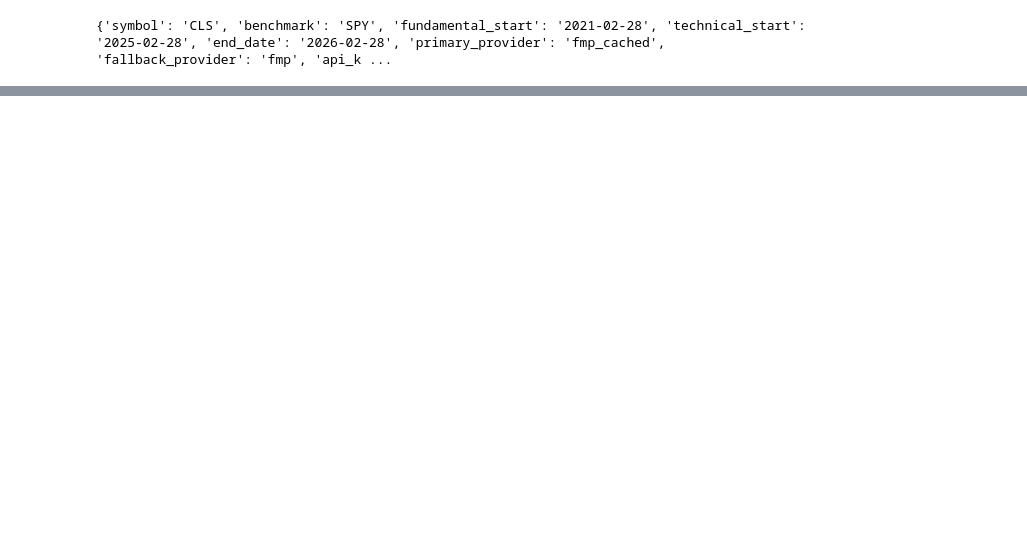
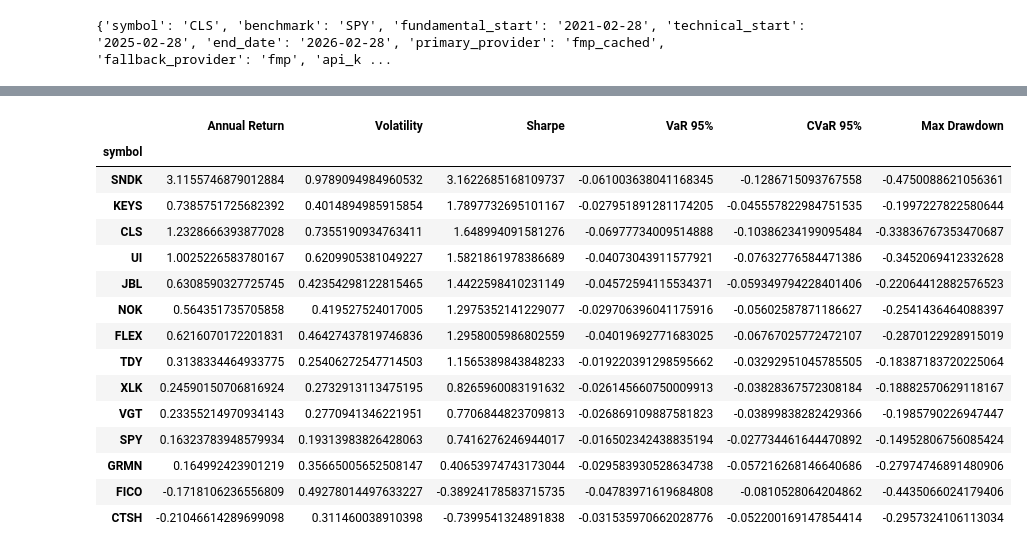
Before and after one commit to prajoria/OpenBB, a Jupyter notebook: Analysis/00. single_stock_analysis_playbook_template.ipynb, the cells around one changed output, grey strips where cells are left out. Saved outputs shown, nothing was run; the diff lists cells and outputs as text; code cells hidden in the pictures; blank space fills up the shorter version.

```diff
--- a/Analysis/00. single_stock_analysis_playbook_template.ipynb
+++ b/Analysis/00. single_stock_analysis_playbook_template.ipynb
@@ -482,30 +710,78 @@ Build aligned close series and compute return/risk metrics for the selected univ
 # %%
-if {"date", "symbol", "close"}.issubset(set(hist_df.columns)):
-    close = hist_df.pivot(index="date", columns="symbol", values="close").sort_index()
+# Build close matrix robustly
+temp_hist = hist_df.copy()
+
+# Normalize date to a column when it is the index
+if "date" not in temp_hist.columns:
+    if str(temp_hist.index.name).lower() == "date" or isinstance(temp_hist.index, pd.DatetimeIndex):
+        temp_hist = temp_hist.reset_index().rename(columns={temp_hist.reset_index().columns[0]: "date"})
+
+# Preferred path: long format with symbol + close
+if {"date", "symbol", "close"}.issubset(set(temp_hist.columns)):
+    temp_hist["date"] = pd.to_datetime(temp_hist["date"], errors="coerce")
+    temp_hist["close"] = pd.to_numeric(temp_hist["close"], errors="coerce")
+    temp_hist["symbol"] = temp_hist["symbol"].astype(str).str.upper()
+    close = (
+        temp_hist.dropna(subset=["date", "symbol", "close"])
+        .pivot_table(index="date", columns="symbol", values="close", aggfunc="last")
+        .sort_index()
+    )
 else:
-    close = hist_df.copy()
+    close = temp_hist.copy()
+    if "date" in close.columns:
+        close["date"] = pd.to_datetime(close["date"], errors="coerce")
+        close = close.set_index("date").sort_index()
+    # If a close column exists without symbol split, use it as a single-asset series
+    if "close" in close.columns:
+        close = close[["close"]].rename(columns={"close": SYMBOL.upper()})
+    else:
+        # Fallback to numeric columns only
+        close = close.apply(pd.to_numeric, errors="coerce")
 
-close = close.dropna(how="all")
-returns = close.pct_change().dropna(how="all")
+close = close.dropna(axis=1, how="all").dropna(how="all")
 
-annual_ret = returns.mean() * 252
-annual_vol = returns.std() * np.sqrt(252)
-sharpe = (annual_ret - RISK_FREE_RATE) / annual_vol
-var_95 = returns.quantile(0.05)
-cvar_95 = returns.where(returns.le(var_95), np.nan).mean()
+if close.empty or close.shape[1] == 0:
+    relative_table = pd.DataFrame(columns=[
+        "Annual Return", "Volatility", "Sharpe", "VaR 95%", "CVaR 95%", "Max Drawdown"
+    ])
+else:
+    returns = close.pct_change().dropna(how="all")
 
-drawdown = (1 + returns).cumprod() / (1 + returns).cumprod().cummax() - 1
-max_drawdown = drawdown.min()
+    annual_ret = returns.mean() * 252
+    annual_vol = returns.std() * np.sqrt(252)
+    sharpe = (annual_ret - RISK_FREE_RATE) / annual_vol.replace(0, np.nan)
+    var_95 = returns.quantile(0.05)
+    cvar_95 = returns.where(returns.le(var_95), np.nan).mean()
 
-relative_table = pd.DataFrame({
-    "Annual Return": annual_ret,
-    "Volatility": annual_vol,
-    "Sharpe": sharpe,
-    "VaR 95%": var_95,
-    "CVaR 95%": cvar_95,
-    "Max Drawdown": max_drawdown,
-}).sort_values("Sharpe", ascending=False)
+    drawdown = (1 + returns).cumprod() / (1 + returns).cumprod().cummax() - 1
+    max_drawdown = drawdown.min()
+
+    relative_table = pd.DataFrame({
+        "Annual Return": annual_ret,
+        "Volatility": annual_vol,
+        "Sharpe": sharpe,
+        "VaR 95%": var_95,
+        "CVaR 95%": cvar_95,
+        "Max Drawdown": max_drawdown,
+    }).sort_values("Sharpe", ascending=False)
 
 display(relative_table)
+# %% [output]
+|  | Annual Return | Volatility | Sharpe | VaR 95% | CVaR 95% | Max Drawdown |
+| symbol |  |  |  |  |  |  |
+| SNDK | 3.1155746879012884 | 0.9789094984960532 | 3.1622685168109737 | -0.061003638041168345 | -0.1286715093767558 | -0.4750088621056361 |
+| KEYS | 0.7385751725682392 | 0.4014894985915854 | 1.7897732695101167 | -0.027951891281174205 | -0.045557822984751535 | -0.1997227822580644 |
+| CLS | 1.2328666393877028 | 0.7355190934763411 | 1.648994091581276 | -0.06977734009514888 | -0.10386234199095484 | -0.33836767353470687 |
+| UI | 1.0025226583780167 | 0.6209905381049227 | 1.5821861978386689 | -0.04073043911577921 | -0.07632776584471386 | -0.3452069412332628 |
+| JBL | 0.6308590327725745 | 0.42354298122815465 | 1.4422598410231149 | -0.04572594115534371 | -0.059349794228401406 | -0.22064412882576523 |
+| NOK | 0.564351735705858 | 0.419527524017005 | 1.2975352141229077 | -0.029706396041175916 | -0.05602587871186627 | -0.2541436464088397 |
+| FLEX | 0.6216070172201831 | 0.46427437819746836 | 1.2958005986802559 | -0.04019692771683025 | -0.06767025772472107 | -0.2870122928915019 |
+| TDY | 0.3138334464933775 | 0.25406272547714503 | 1.1565389843848233 | -0.019220391298595662 | -0.03292951045785505 | -0.18387183720225064 |
+| XLK | 0.24590150706816924 | 0.2732913113475195 | 0.8265960083191632 | -0.026145660750009913 | -0.03828367572308184 | -0.18882570629118167 |
+| VGT | 0.23355214970934143 | 0.2770941346221951 | 0.7706844823709813 | -0.026869109887581823 | -0.03899838282429366 | -0.1985790226947447 |
+| SPY | 0.16323783948579934 | 0.19313983826428063 | 0.7416276246944017 | -0.016502342438835194 | -0.027734461644470892 | -0.14952806756085424 |
+| GRMN | 0.164992423901219 | 0.35665005652508147 | 0.40653974743173044 | -0.029583930528634738 | -0.057216268146640686 | -0.27974746891480906 |
+| FICO | -0.1718106236556809 | 0.49278014497633227 | -0.38924178583715735 | -0.04783971619684808 | -0.0810528064204862 | -0.4435066024179406 |
+| CTSH | -0.21046614289699098 | 0.311460038910398 | -0.7399541324891838 | -0.031535970662028776 | -0.052200169147854414 | -0.2957324106113034 |
 # %% [markdown]
 ### Relative Analysis Visuals
```
Also changed, not shown: parts of 34 cells of this notebook, 2 other files.
